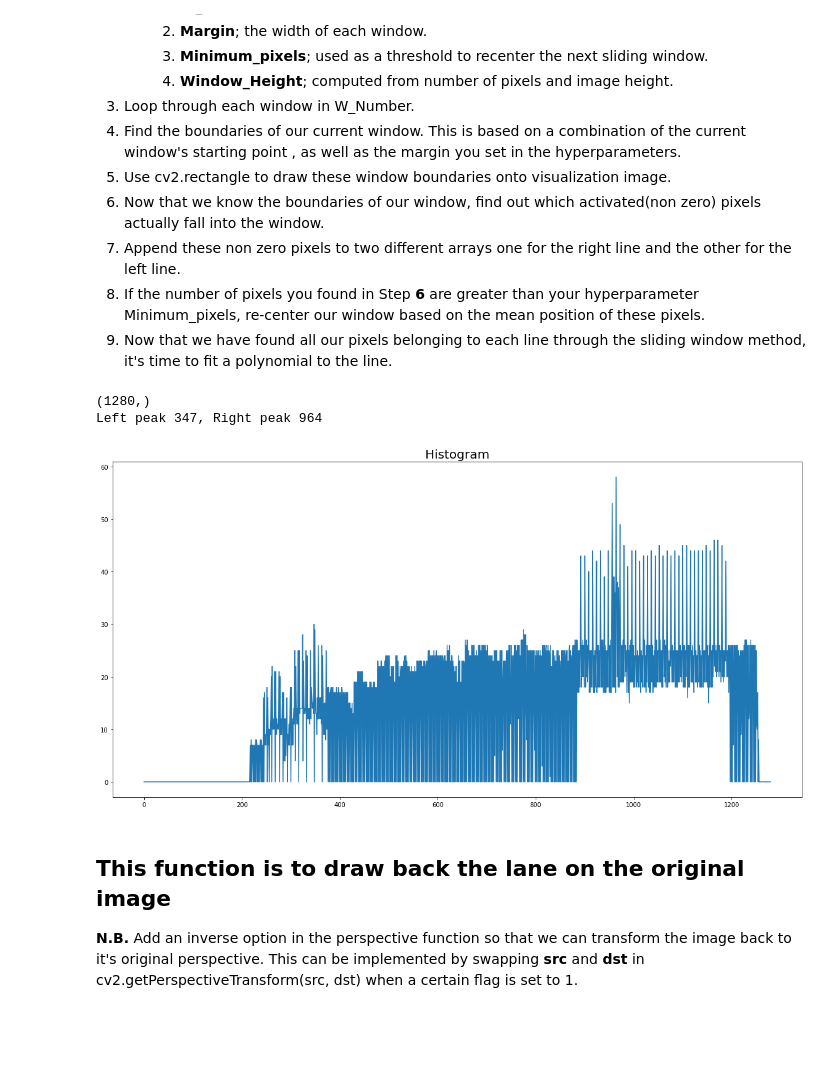
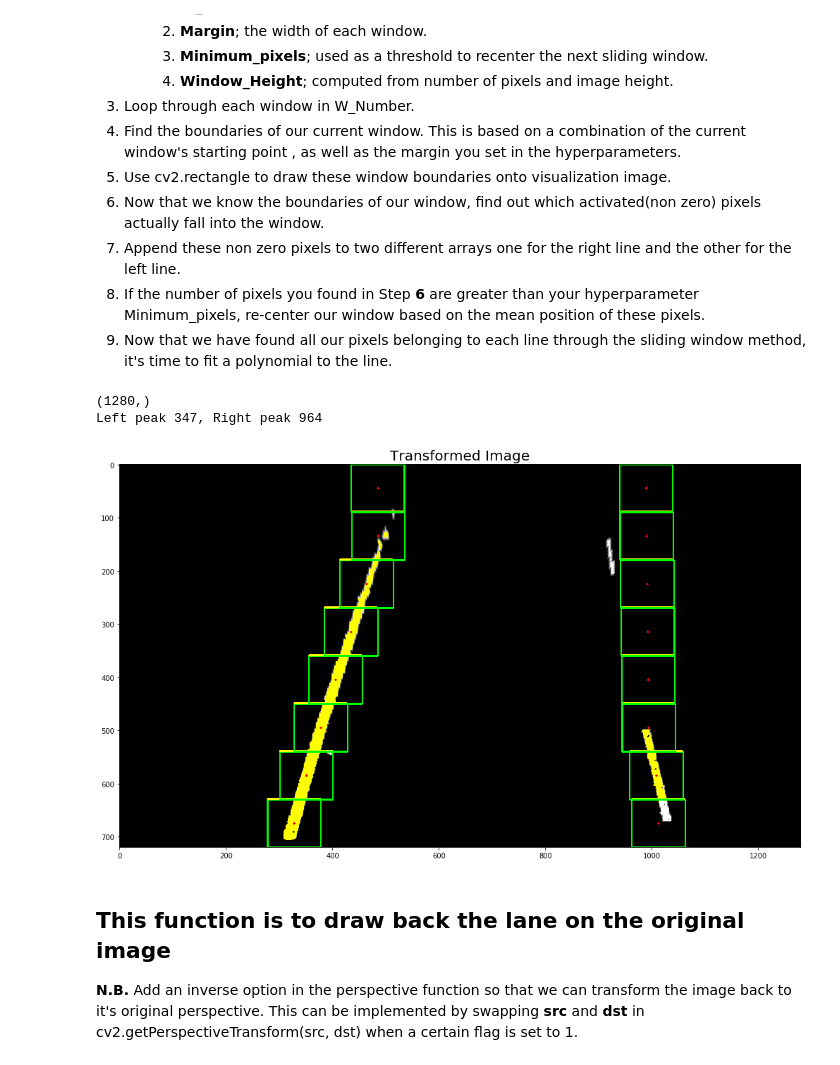
Before and after one commit to BasRizk/LaneDetection-SelfDrivingCars, a Jupyter notebook: lane_detection.ipynb, the cells around one changed output. Saved outputs shown, nothing was run; the diff lists cells and outputs as text; code cells hidden in the pictures; blank space fills up the shorter version.

Commit message:
Sliding Windows

```diff
--- a/lane_detection.ipynb
+++ b/lane_detection.ipynb
@@ -299,24 +299,3 @@ After finishing the previous steps You now have a thresholded warped image and y
   7. Append these non zero pixels to two different arrays one for the right line and the other for the left line.
   8. If the number of pixels you found in Step **6** are greater than your hyperparameter Minimum_pixels, re-center our window based on the mean position of these pixels.
   9. Now that we have found all our pixels belonging to each line through the sliding window method, it's time to fit a polynomial to the line.
-# %%
-image_in_action = calibrated_image
-binary_white = white(image_in_action, channel_num=0, white_thresh = (245,255))
-def detectlanes(w_number, margin, minimum_pixels, histogram, binary_img):
-
-    # get the image's width and height.
-    w = image_in_action.shape[1]
-    h = image_in_action.shape[0]
-
-    # 2. Set up sliding windows and window hyperparameters:
-    window_height = h / w_number
-
-    # TODO: These values should be set from the histogram, will use a temp value for now
-    left_window_center =
-    right_window_center =
-    # 3. Loop through each window in W_Number.
-    for i in range(0, w_number):
-# %% [output]
-(1280,)
-Left peak 347, Right peak 964
-[figure, removed]
@@ -323,32 +392,38 @@ Left peak 347, Right peak 964
 # %%
 binary_white = white(calibrated_image, channel_num=0, white_thresh = (245,255))
 binary_yellow = yellow(lab_image, channel_num=2, yellow_thresh = (170,200))
 
 # combine both the white and yellow binaries in combined_binary
 binary_combined = np.zeros_like(image_in_action)
 binary_combined[(binary_white >= 1) | (binary_yellow >= 1)] = 255
 transformed_image = perspective_transform(binary_combined)
-
+img_copy = transformed_image.copy()
 # f, (ax1) = plt.subplots(1, 1, figsize=(20,10))
 # ax1.set_title('Transformed Image', fontsize=20)
 # ax1.imshow(transformed_image)
 
 transformed_image[transformed_image >= 1] = 1
 image_histo = transformed_image[:,:,1]
 image_histo = image_histo.reshape(image_histo.shape[1], image_histo.shape[0])
 image_histo = image_histo.sum(axis=1)
 
-f, (ax1) = plt.subplots(1, 1, figsize=(20,10))
-ax1.set_title('Histogram', fontsize=20)
-x_values = np.array([i for i in range(0, transformed_image.shape[1])])
-ax1.plot(x_values, image_histo)
+# f, (ax1) = plt.subplots(1, 1, figsize=(20,10))
+# ax1.set_title('Histogram', fontsize=20)
+# x_values = np.array([i for i in range(0, transformed_image.shape[1])])
+# ax1.plot(x_values, image_histo)
 
 print(image_histo.shape)
 
 image_center = int(image_histo.shape[0]/2)
 left_peak = np.argmax(image_histo[:image_center])
 right_peak = np.argmax(image_histo[image_center:]) + image_center
 print("Left peak %s, Right peak %s" % (left_peak, right_peak))
+
+detectlanes(8,100,10,left_peak,right_peak, img_copy)
+# %% [output]
+(1280,)
+Left peak 347, Right peak 964
+[figure, added]
 # %% [markdown]
 ## This function is to draw back the lane on the original image
 **N.B.** Add an inverse option in the perspective function so that we can transform the image back to it's original perspective. This can be implemented by swapping **src** and **dst** in cv2.getPerspectiveTransform(src, dst) when a certain flag is set to 1.
```
Also changed, not shown: parts of 2 cells of this notebook.
